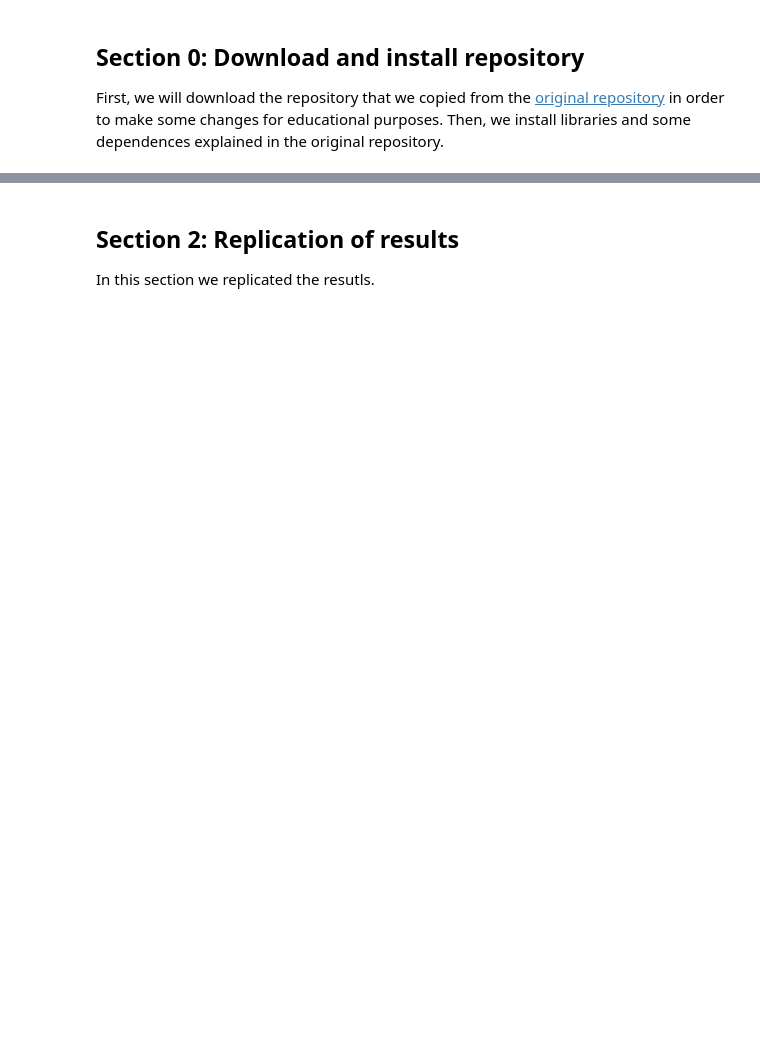
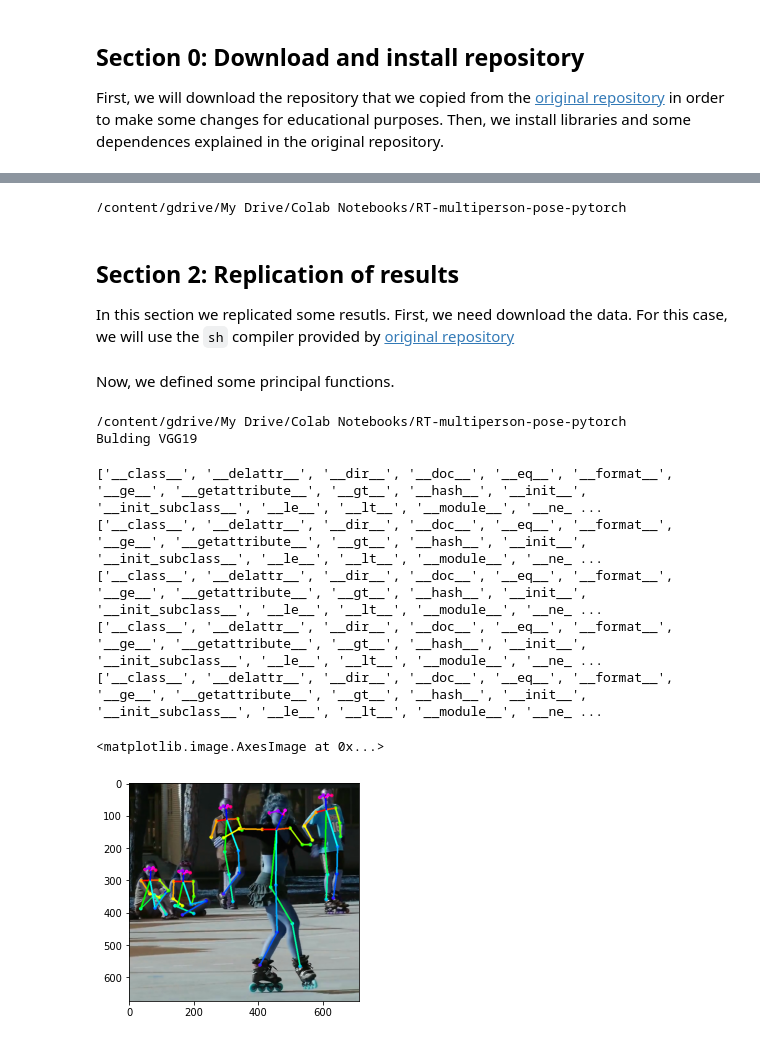
Before and after one commit to Johansmm/RT-multiperson-pose-pytorch, a Jupyter notebook: pose_results.ipynb, the cells around one changed output, grey strips where cells are left out. Cells and saved outputs as stored; diff of their text form; code cells hidden in the pictures; blank space fills up the shorter version.

Commit message:
pose result update

```diff
--- a/pose_results.ipynb
+++ b/pose_results.ipynb
@@ -69,3 +55,17 @@ RuntimeError: The NVIDIA driver on your system is too old (found version 10010).
+# %%
+# Framework libraries
+%cd $colab_path"/RT-multiperson-pose-pytorch"
+sys.path.append('.')
+sys.path.append('./demo')
+from lib.network.rtpose_vgg import get_model
+from lib.network import im_transform
+from lib.utils.common import Human, BodyPart, CocoPart, CocoColors, CocoPairsRender, draw_humans
+from lib.utils.paf_to_pose import paf_to_pose_cpp
+from lib.config import cfg, update_config
+from evaluate.coco_eval import get_outputs#, handle_paf_and_heat
+data_download = False # For download COCO dataset
+# %% [output]
+/content/gdrive/My Drive/Colab Notebooks/RT-multiperson-pose-pytorch
 # %% [markdown]
 ## Section 2: Replication of results
-In this section we replicated the resutls.
+In this section we replicated some resutls. First, we need download the data. For this case, we will use the `sh` compiler provided by [original repository](https://github.com/tensorboy/pytorch_Realtime_Multi-Person_Pose_Estimation)
@@ -71,0 +81,44 @@ In this section we replicated the resutls.
+# %% [markdown]
+Now, we defined some principal functions.
+# %%
+%cd $colab_path"/RT-multiperson-pose-pytorch"
+class Namespace:
+  def __init__(self, **kwargs):
+    self.__dict__.update(kwargs)
+
+def load_rtpose_model():
+  args = Namespace(cfg = './experiments/vgg19_368x368_sgd.yaml', weight = 'pose_model.pth', opts = [])
+  update_config(cfg, args)
+  model = get_model('vgg19')
+  model.load_state_dict(torch.load(args.weight))
+  model = torch.nn.DataParallel(model).cuda()
+  model.float()
+  model.eval()
+  return model
+
+def im_forward(image, model):
+  with torch.no_grad():
+    paf, heatmap, im_scale = get_outputs(image, model, 'rtpose')
+  return paf, heatmap, im_scale
+
+model = load_rtpose_model()
+# %% [output]
+/content/gdrive/My Drive/Colab Notebooks/RT-multiperson-pose-pytorch
+Bulding VGG19
+# %%
+image = cv2.imread('./readme/ski.jpg')
+paf, heatmap, im_scale = im_forward(image, model)
+humans = paf_to_pose_cpp(heatmap, paf, cfg)
+for hum in humans:
+  print(dir(hum))
+
+out = draw_humans(image, humans)
+plt.imshow(out)
+# %% [output]
+['__class__', '__delattr__', '__dir__', '__doc__', '__eq__', '__format__', '__ge__', '__getattribute__', '__gt__', '__hash__', '__init__', '__init_subclass__', '__le__', '__lt__', '__module__', '__ne_ ...
+['__class__', '__delattr__', '__dir__', '__doc__', '__eq__', '__format__', '__ge__', '__getattribute__', '__gt__', '__hash__', '__init__', '__init_subclass__', '__le__', '__lt__', '__module__', '__ne_ ...
+['__class__', '__delattr__', '__dir__', '__doc__', '__eq__', '__format__', '__ge__', '__getattribute__', '__gt__', '__hash__', '__init__', '__init_subclass__', '__le__', '__lt__', '__module__', '__ne_ ...
+['__class__', '__delattr__', '__dir__', '__doc__', '__eq__', '__format__', '__ge__', '__getattribute__', '__gt__', '__hash__', '__init__', '__init_subclass__', '__le__', '__lt__', '__module__', '__ne_ ...
+['__class__', '__delattr__', '__dir__', '__doc__', '__eq__', '__format__', '__ge__', '__getattribute__', '__gt__', '__hash__', '__init__', '__init_subclass__', '__le__', '__lt__', '__module__', '__ne_ ...
+<matplotlib.image.AxesImage at 0x...>
+[figure, added]
```
Also changed, not shown: parts of 5 cells of this notebook.
